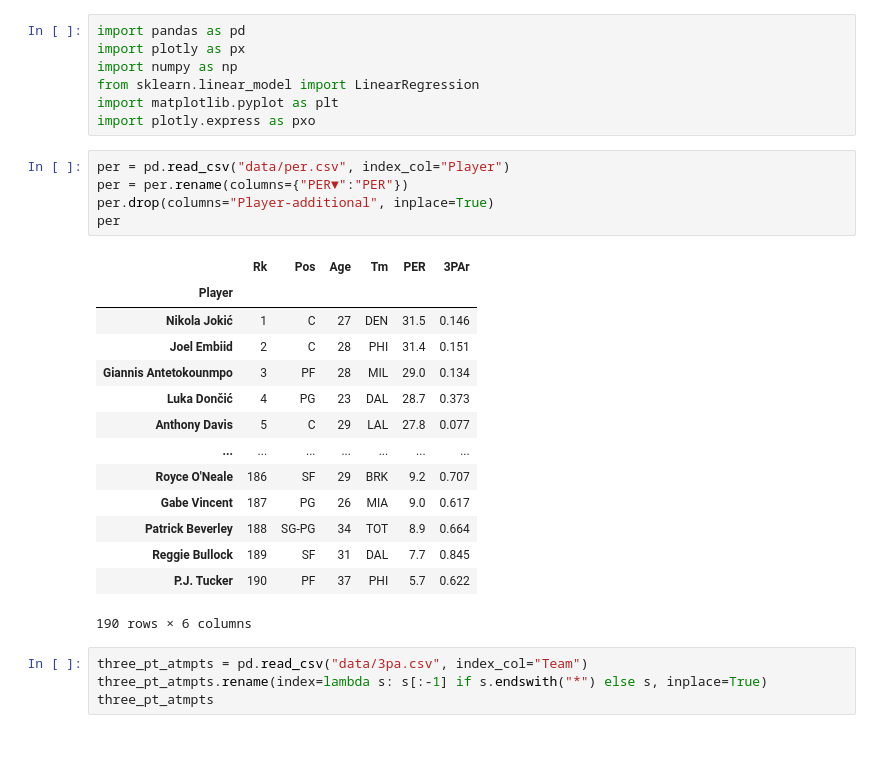
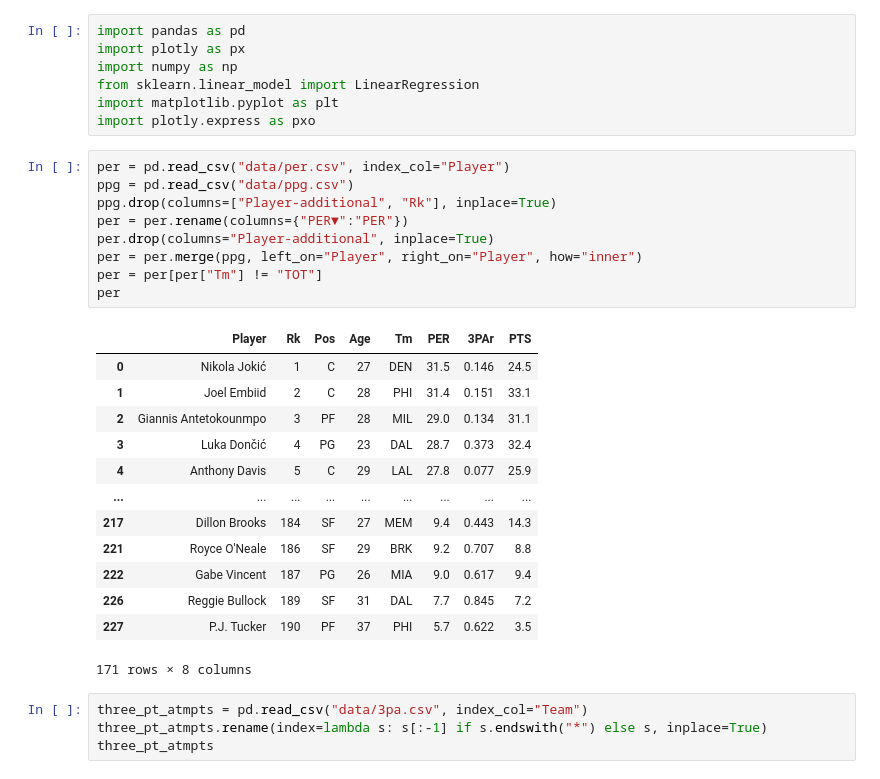
Before and after one commit to lynathaniel/cse163-project, a Jupyter notebook: basketball.ipynb, the cells around one changed output. Drawn from its saved outputs; the diff is of its cells as text; blank space fills up the shorter version.

```diff
--- a/basketball.ipynb
+++ b/basketball.ipynb
@@ -16,24 +16,27 @@ import matplotlib.pyplot as plt
 import plotly.express as pxo
 # %%
 per = pd.read_csv("data/per.csv", index_col="Player")
+ppg = pd.read_csv("data/ppg.csv")
+ppg.drop(columns=["Player-additional", "Rk"], inplace=True)
 per = per.rename(columns={"PER▼":"PER"})
 per.drop(columns="Player-additional", inplace=True)
+per = per.merge(ppg, left_on="Player", right_on="Player", how="inner")
+per = per[per["Tm"] != "TOT"]
 per
 # %% [output]
-|  | Rk | Pos | Age | Tm | PER | 3PAr |
-| Player |  |  |  |  |  |  |
-| Nikola Jokić | 1 | C | 27 | DEN | 31.5 | 0.146 |
-| Joel Embiid | 2 | C | 28 | PHI | 31.4 | 0.151 |
-| Giannis Antetokounmpo | 3 | PF | 28 | MIL | 29.0 | 0.134 |
-| Luka Dončić | 4 | PG | 23 | DAL | 28.7 | 0.373 |
-| Anthony Davis | 5 | C | 29 | LAL | 27.8 | 0.077 |
-| ... | ... | ... | ... | ... | ... | ... |
-| Royce O'Neale | 186 | SF | 29 | BRK | 9.2 | 0.707 |
-| Gabe Vincent | 187 | PG | 26 | MIA | 9.0 | 0.617 |
-| Patrick Beverley | 188 | SG-PG | 34 | TOT | 8.9 | 0.664 |
-| Reggie Bullock | 189 | SF | 31 | DAL | 7.7 | 0.845 |
-| P.J. Tucker | 190 | PF | 37 | PHI | 5.7 | 0.622 |
+|  | Player | Rk | Pos | Age | Tm | PER | 3PAr | PTS |
+| 0 | Nikola Jokić | 1 | C | 27 | DEN | 31.5 | 0.146 | 24.5 |
+| 1 | Joel Embiid | 2 | C | 28 | PHI | 31.4 | 0.151 | 33.1 |
+| 2 | Giannis Antetokounmpo | 3 | PF | 28 | MIL | 29.0 | 0.134 | 31.1 |
+| 3 | Luka Dončić | 4 | PG | 23 | DAL | 28.7 | 0.373 | 32.4 |
+| 4 | Anthony Davis | 5 | C | 29 | LAL | 27.8 | 0.077 | 25.9 |
+| ... | ... | ... | ... | ... | ... | ... | ... | ... |
+| 217 | Dillon Brooks | 184 | SF | 27 | MEM | 9.4 | 0.443 | 14.3 |
+| 221 | Royce O'Neale | 186 | SF | 29 | BRK | 9.2 | 0.707 | 8.8 |
+| 222 | Gabe Vincent | 187 | PG | 26 | MIA | 9.0 | 0.617 | 9.4 |
+| 226 | Reggie Bullock | 189 | SF | 31 | DAL | 7.7 | 0.845 | 7.2 |
+| 227 | P.J. Tucker | 190 | PF | 37 | PHI | 5.7 | 0.622 | 3.5 |
-190 rows × 6 columns
+171 rows × 8 columns
 # %%
 three_pt_atmpts = pd.read_csv("data/3pa.csv", index_col="Team")
 three_pt_atmpts.rename(index=lambda s: s[:-1] if s.endswith("*") else s, inplace=True)
```
Also changed, not shown: parts of 7 cells of this notebook, 2 other files.
